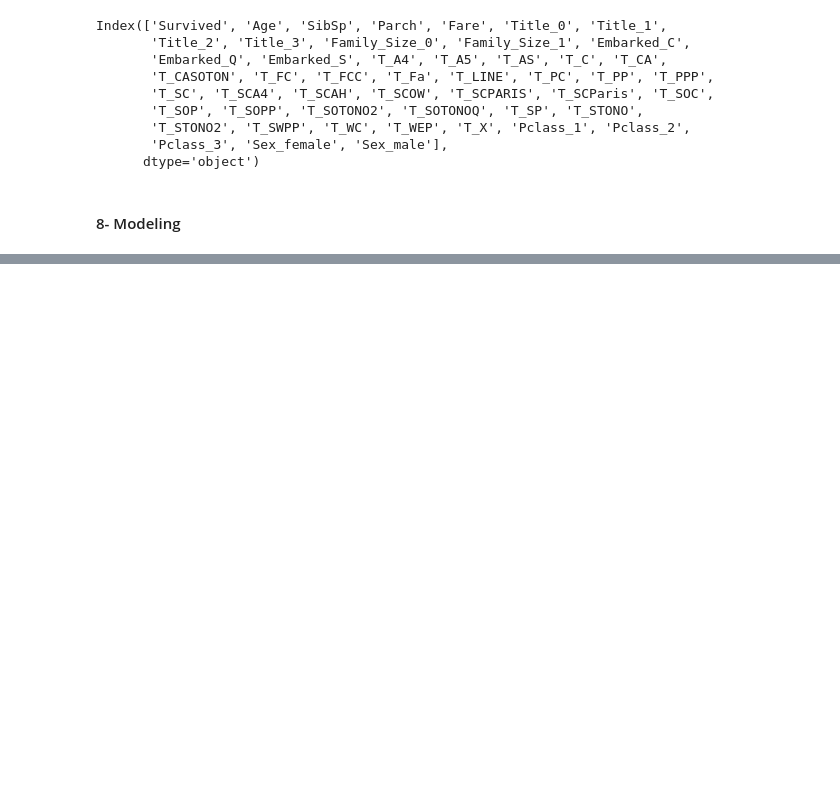
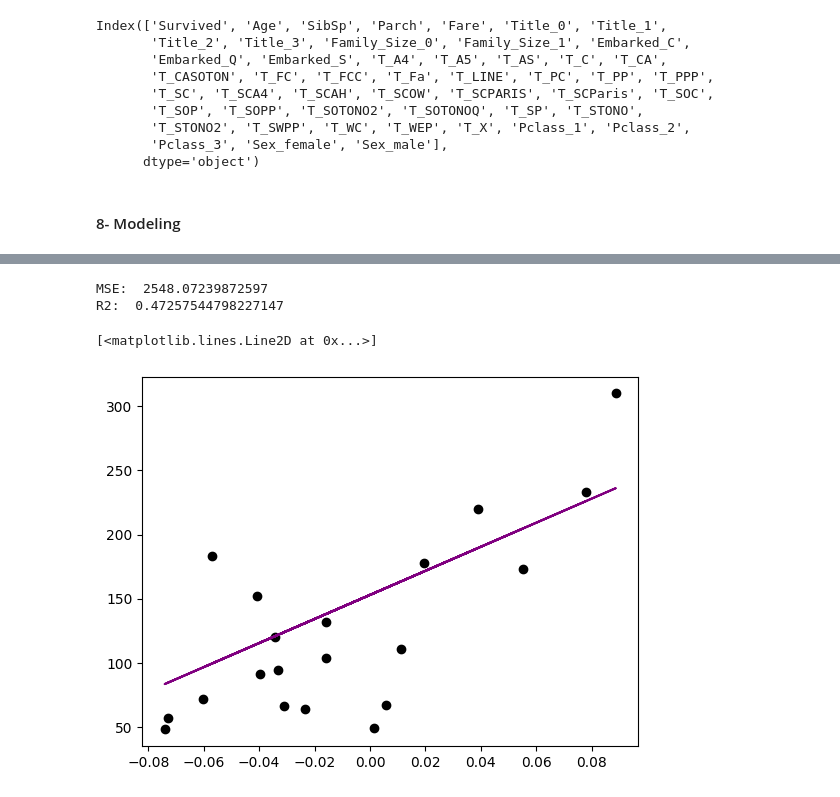
Before and after one commit to sultankeles/MachineLearning, a Jupyter notebook: MachineLearning.ipynb, the cells around one changed output, grey strips where cells are left out. Cells and saved outputs as stored; diff of their text form; code cells hidden in the pictures; blank space fills up the shorter version.

```diff
--- a/MachineLearning.ipynb
+++ b/MachineLearning.ipynb
@@ -1318,0 +1512,42 @@ Index(['Survived', 'Age', 'SibSp', 'Parch', 'Fare', 'Title_0', 'Title_1',
+# %%
+# Dataset Training
+from sklearn.datasets import load_diabetes
+from sklearn.linear_model import LinearRegression
+from sklearn.metrics import mean_squared_error, r2_score
+
+import numpy as np
+import matplotlib.pyplot as plt
+
+diabetes = load_diabetes()
+
+# X = diabetes.data
+# y = diabetes.target
+diabetes_X, diabetes_y = load_diabetes(return_X_y = True)
+
+diabetes_X = diabetes_X[:, np.newaxis, 2]
+
+# Train - Test Split
+diabetes_X_train = diabetes_X[:-20] # Added all data into train dataset except last 20
+diabetes_X_test = diabetes_X[-20:] # Added last 20 data into test dataset
+
+diabetes_y_train = diabetes_y[:-20]
+diabetes_y_test = diabetes_y[-20:]
+
+lin_reg = LinearRegression()
+lin_reg.fit(diabetes_X_train, diabetes_y_train)
+
+diabetes_y_pred = lin_reg.predict(diabetes_X_test)
+
+mse = mean_squared_error(diabetes_y_test, diabetes_y_pred)
+print('MSE: ', mse)
+
+r2 = r2_score(diabetes_y_test, diabetes_y_pred)
+print('R2: ', r2)
+
+plt.scatter(diabetes_X_test, diabetes_y_test, color = 'black')
+plt.plot(diabetes_X_test, diabetes_y_pred, color = 'purple')
+# %% [output]
+MSE:  2548.07239872597
+R2:  0.47257544798227147
+[<matplotlib.lines.Line2D at 0x...>]
+[figure, added]
```
Also changed, not shown: parts of 44 cells of this notebook.
